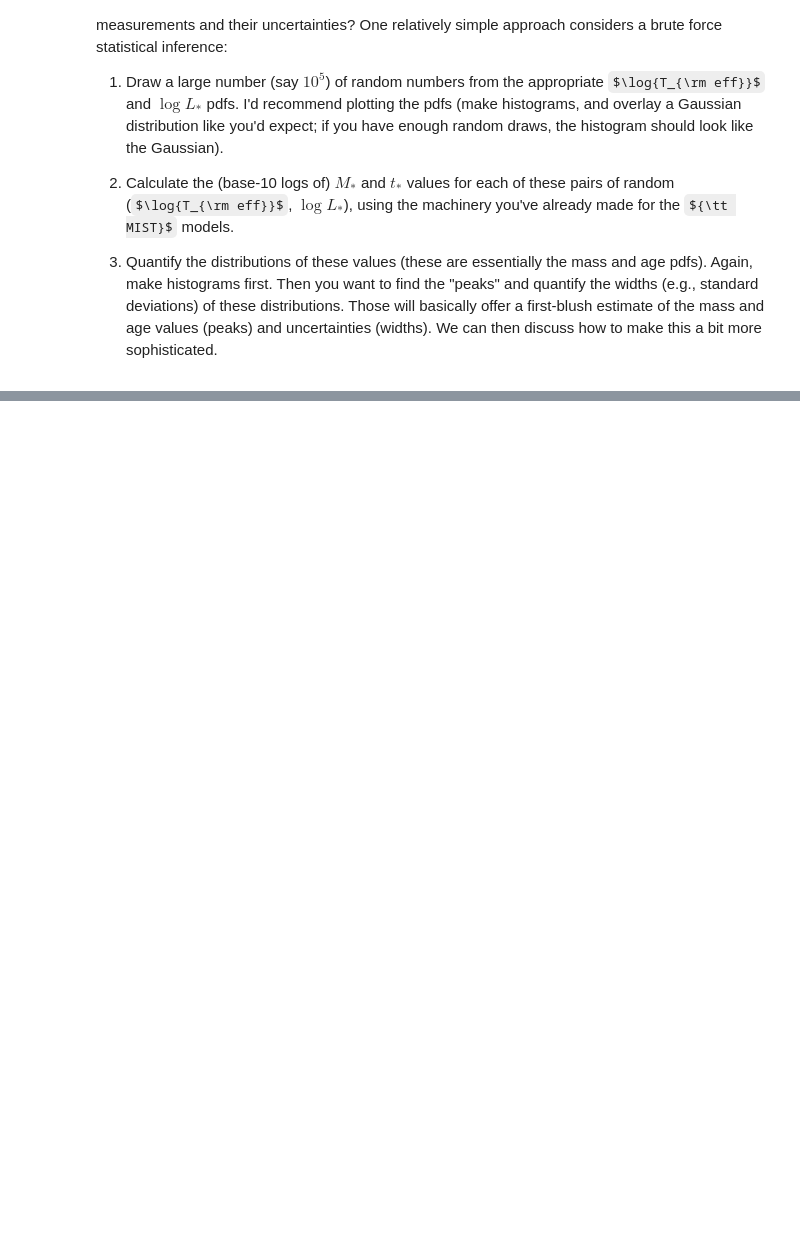
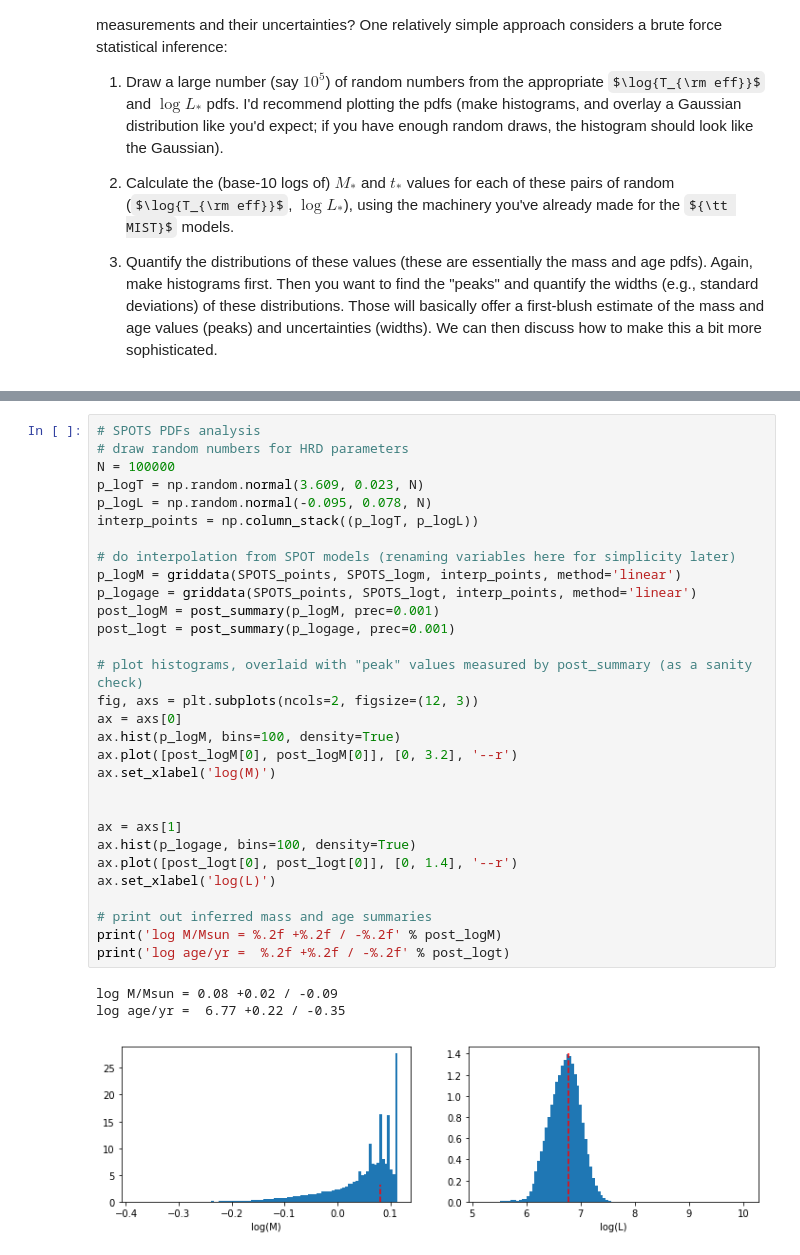
Before and after one commit to seanandrews/dyn-masses, a Jupyter notebook: notebooks/Justin's Notes/The HR Diagram.ipynb, the cells around one changed output, grey strips where cells are left out. Saved outputs shown, nothing was run; the diff lists cells and outputs as text; some formulas as TeX source; blank space fills up the shorter version.

```diff
--- a/notebooks/Justin's Notes/The HR Diagram.ipynb
+++ b/notebooks/Justin's Notes/The HR Diagram.ipynb
@@ -724,0 +845,34 @@ Average age: 1.5825107814797692 Myr
+# %%
+# SPOTS PDFs analysis
+# draw random numbers for HRD parameters
+N = 100000
+p_logT = np.random.normal(3.609, 0.023, N)
+p_logL = np.random.normal(-0.095, 0.078, N)
+interp_points = np.column_stack((p_logT, p_logL))
+
+# do interpolation from SPOT models (renaming variables here for simplicity later)
+p_logM = griddata(SPOTS_points, SPOTS_logm, interp_points, method='linear')
+p_logage = griddata(SPOTS_points, SPOTS_logt, interp_points, method='linear')
+post_logM = post_summary(p_logM, prec=0.001)
+post_logt = post_summary(p_logage, prec=0.001)
+
+# plot histograms, overlaid with "peak" values measured by post_summary (as a sanity check)
+fig, axs = plt.subplots(ncols=2, figsize=(12, 3))
+ax = axs[0]
+ax.hist(p_logM, bins=100, density=True)
+ax.plot([post_logM[0], post_logM[0]], [0, 3.2], '--r')
+ax.set_xlabel('log(M)')
+
+
+ax = axs[1]
+ax.hist(p_logage, bins=100, density=True)
+ax.plot([post_logt[0], post_logt[0]], [0, 1.4], '--r')
+ax.set_xlabel('log(L)')
+
+# print out inferred mass and age summaries
+print('log M/Msun = %.2f +%.2f / -%.2f' % post_logM)
+print('log age/yr =  %.2f +%.2f / -%.2f' % post_logt)
+# %% [output]
+log M/Msun = 0.08 +0.02 / -0.09
+log age/yr =  6.77 +0.22 / -0.35
+[figure, added]
```
Also changed, not shown: parts of 11 cells of this notebook, 1 other file.
